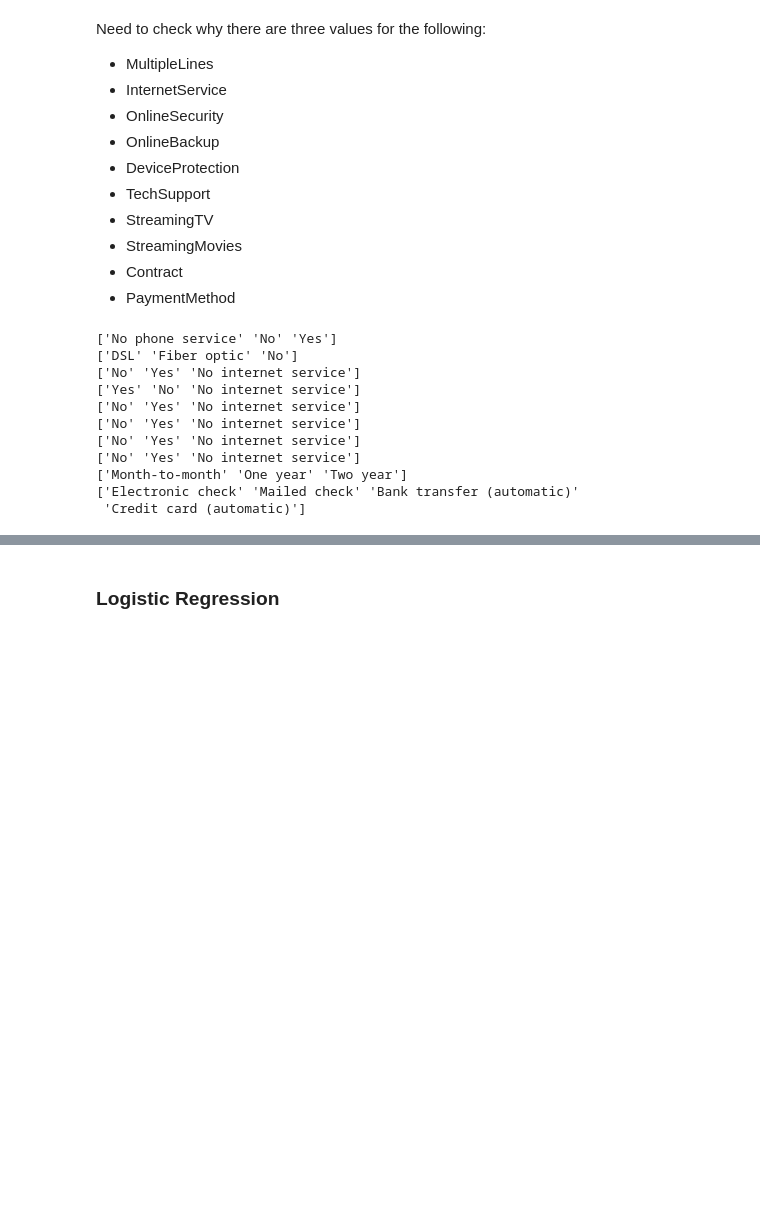
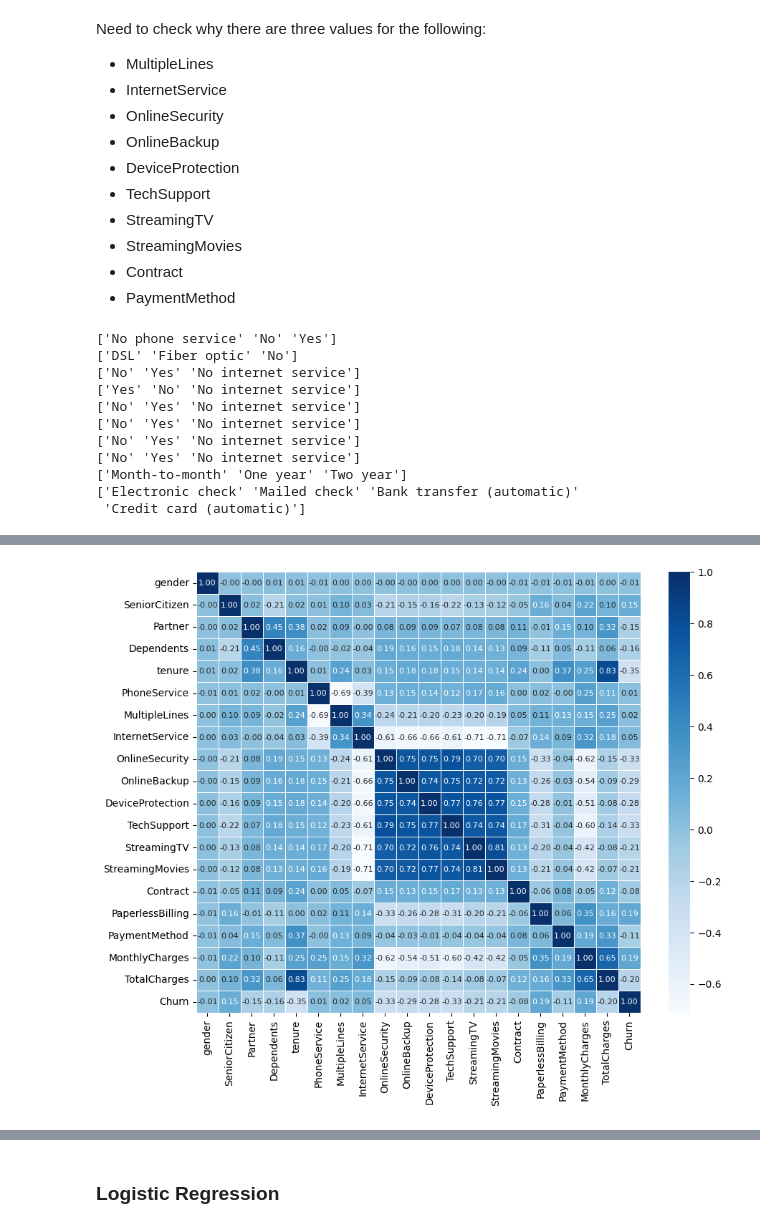
Before and after one commit to yn785/Telco-Churn, a Jupyter notebook: churn.ipynb, the cells around one changed output, grey strips where cells are left out. Cells and saved outputs as stored; diff of their text form; code cells hidden in the pictures; blank space fills up the shorter version.

```diff
--- a/churn.ipynb
+++ b/churn.ipynb
@@ -111,0 +132,10 @@ churn_data
+# %%
+plt.figure(figsize = (10,8))
+sns.heatmap(churn_data.corr(),
+            annot=True,
+            linewidths=0.5,
+            fmt=".2f",
+            cmap="Blues",
+            annot_kws={"size": 8});
+# %% [output]
+[figure, added]
```
Also changed, not shown: parts of 15 cells of this notebook.
